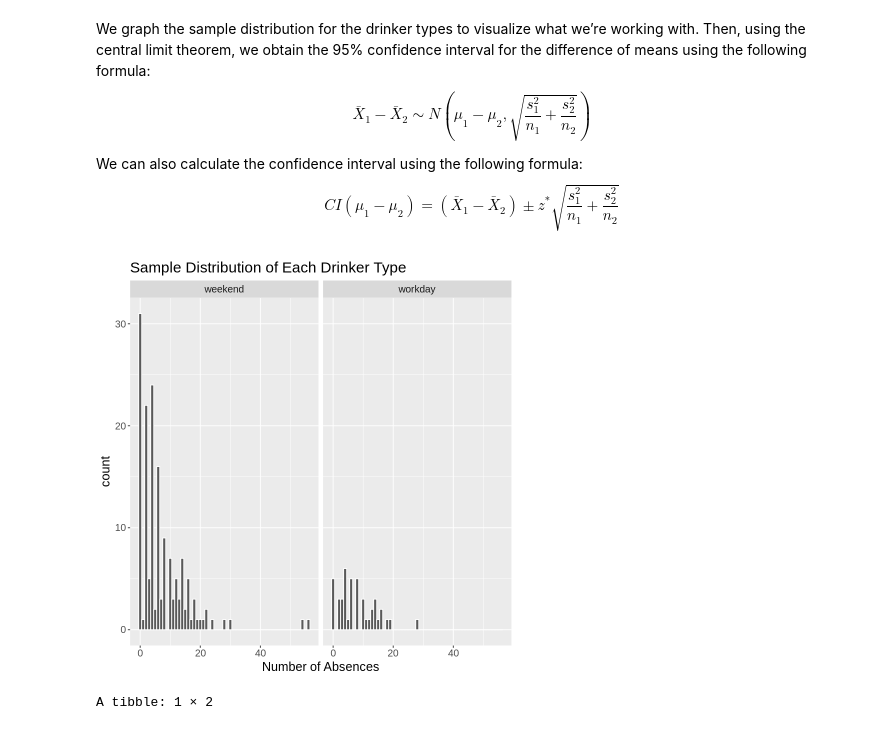
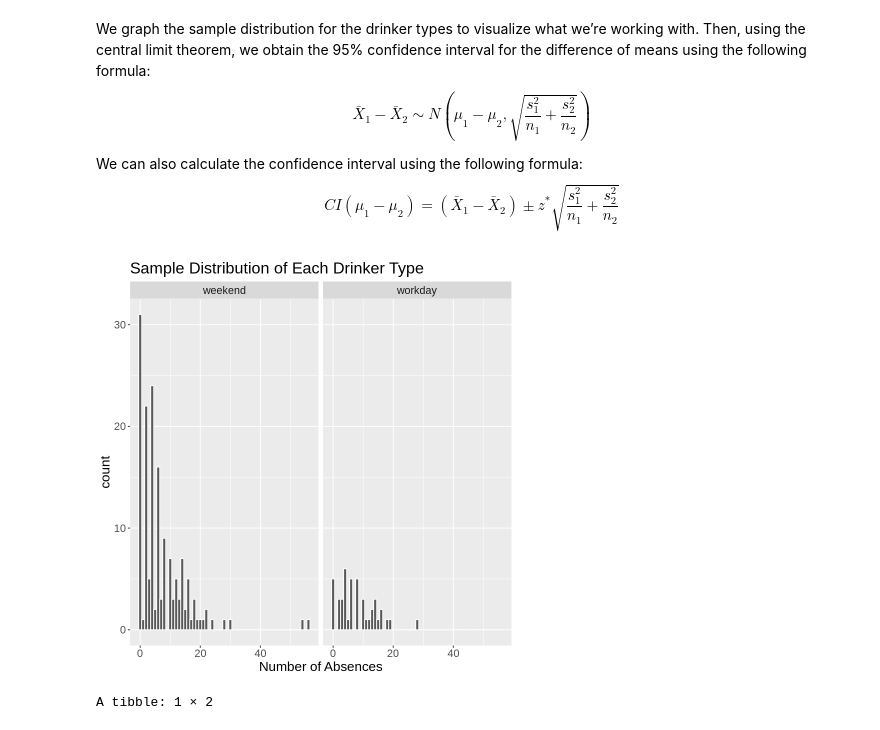
Before and after one commit to aaaaanniez/AlcoholAffect, a Jupyter notebook: Final_Report.ipynb, the cells around one changed output. Cells and saved outputs as stored; diff of their text form; code cells hidden in the pictures.

```diff
--- a/Final_Report.ipynb
+++ b/Final_Report.ipynb
@@ -282,16 +283,16 @@ $$
 # %%
 # Check the sample distribution of each drinker type
 set.seed(5555)
 drinker_samp_dist_plot <- merged_data %>%
     ggplot() +
     geom_histogram(aes(x=absences), binwidth = 1, color = 'white') +
     facet_wrap(~ drinker_type) +
     ggtitle('Sample Distribution of Each Drinker Type') +
     xlab('Number of Absences') +
-    theme(text = element_text(size = 15))
+    theme(text = element_text(size = 16))
 drinker_samp_dist_plot
 # %% [output]
-[figure, old version]
+[figure, new version]
 # %%
 # Obtain a 95% confidence interval for the difference between the means of Weekend Drinkers and Workday Drinkers' absences using the CLT.
 set.seed(5555)
```
Also changed, not shown: parts of 4 cells of this notebook.
